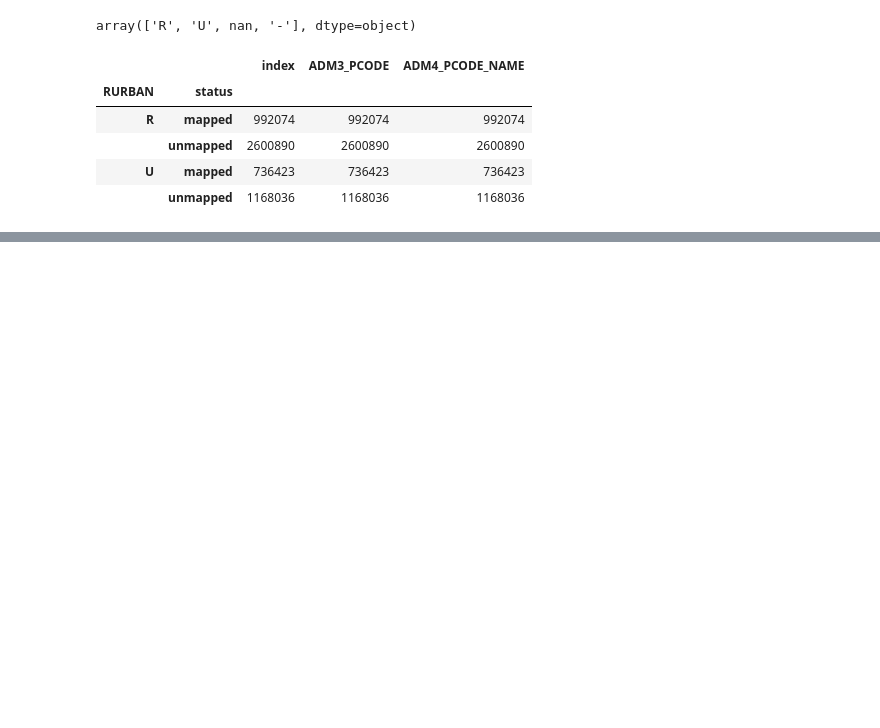
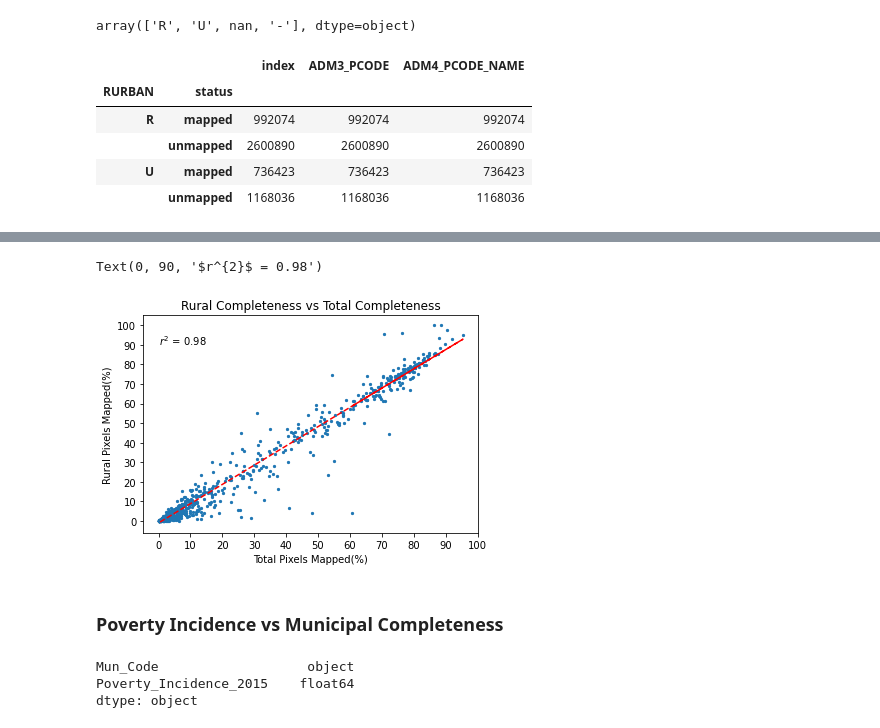
Before and after one commit to thinkingmachines/osm-completeness, a Jupyter notebook: notebooks/2_Analysis.ipynb, the cells around one changed output, grey strips where cells are left out. Saved outputs shown, nothing was run; the diff lists cells and outputs as text; code cells hidden in the pictures; blank space fills up the shorter version.

```diff
--- a/notebooks/2_Analysis.ipynb
+++ b/notebooks/2_Analysis.ipynb
@@ -47,0 +308,21 @@ phl_pixels_all.loc[phl_pixels_all["RURBAN"] != "-"].loc[
+# %%
+x = munic_completeness.munic_completeness
+y = munic_completeness.rural_complete
+r, _ = pearsonr(x, y)
+
+plt.scatter(x, y, s=5)
+plt.xlabel("Total Pixels Mapped(%)")
+plt.ylabel("Rural Pixels Mapped(%)")
+plt.title("Rural Completeness vs Total Completeness")
+plt.xticks(np.arange(0, 110, 10))
+plt.yticks(np.arange(0, 110, 10))
+z = np.polyfit(x, y, 1)
+p = np.poly1d(z)
+plt.plot(x, p(x), "r--")
+plt.text(0, 90, "$r^{2}$ = " + str(round(r, 2)))
+# plt.savefig('rural-total-completeness.png', dpi=300)
+# %% [output]
+Text(0, 90, '$r^{2}$ = 0.98')
+[figure, added]
+# %% [markdown]
+### Poverty Incidence vs Municipal Completeness
@@ -47,0 +331,6 @@ phl_pixels_all.loc[phl_pixels_all["RURBAN"] != "-"].loc[
+# %%
+phl_poverty.dtypes
+# %% [output]
+Mun_Code                   object
+Poverty_Incidence_2015    float64
+dtype: object
```
Also changed, not shown: parts of 42 cells of this notebook.
